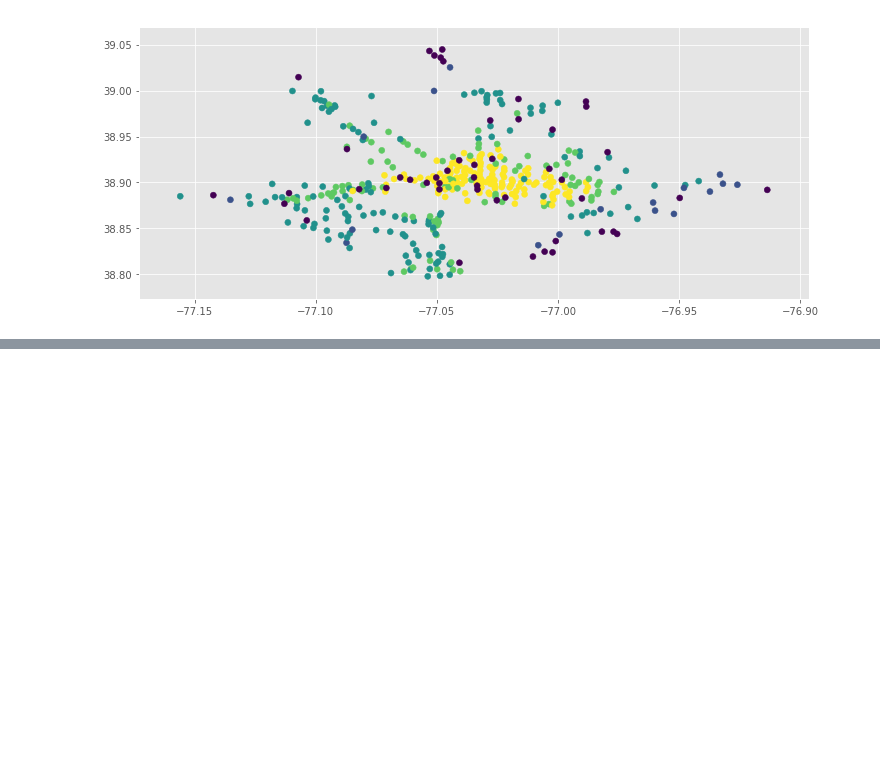
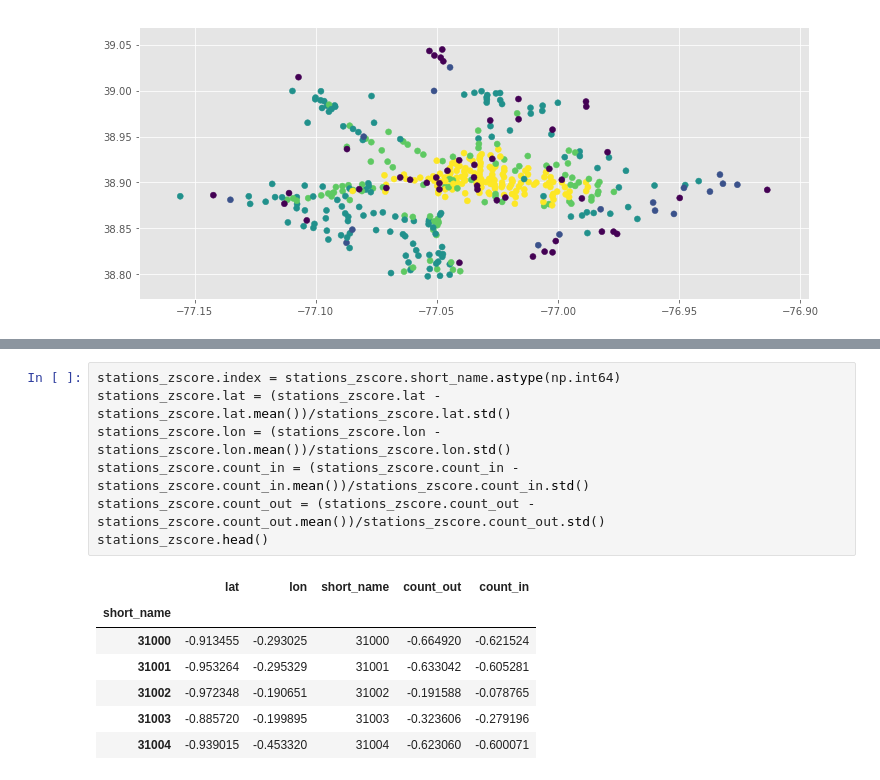
Before and after one commit to vladimirbelyaev/ml_project, a Jupyter notebook: Preparing data-Q32016.ipynb, the cells around one changed output, grey strips where cells are left out. Drawn from its saved outputs; the diff is of its cells as text; blank space fills up the shorter version.

```diff
--- a/Preparing data-Q32016.ipynb
+++ b/Preparing data-Q32016.ipynb
@@ -240,0 +265,15 @@ plt.scatter(coords[:,1], coords[:, 0], c = stat_popularity_mod[bikestations['sho
+# %%
+stations_zscore.index = stations_zscore.short_name.astype(np.int64)
+stations_zscore.lat = (stations_zscore.lat - stations_zscore.lat.mean())/stations_zscore.lat.std()
+stations_zscore.lon = (stations_zscore.lon - stations_zscore.lon.mean())/stations_zscore.lon.std()
+stations_zscore.count_in = (stations_zscore.count_in - stations_zscore.count_in.mean())/stations_zscore.count_in.std()
+stations_zscore.count_out = (stations_zscore.count_out - stations_zscore.count_out.mean())/stations_zscore.count_out.std()
+stations_zscore.head()
+# %% [output]
+|  | lat | lon | short_name | count_out | count_in |
+| short_name |  |  |  |  |  |
+| 31000 | -0.913455 | -0.293025 | 31000 | -0.664920 | -0.621524 |
+| 31001 | -0.953264 | -0.295329 | 31001 | -0.633042 | -0.605281 |
+| 31002 | -0.972348 | -0.190651 | 31002 | -0.191588 | -0.078765 |
+| 31003 | -0.885720 | -0.199895 | 31003 | -0.323606 | -0.279196 |
+| 31004 | -0.939015 | -0.453320 | 31004 | -0.623060 | -0.600071 |
```
Also changed, not shown: parts of 7 cells of this notebook.
